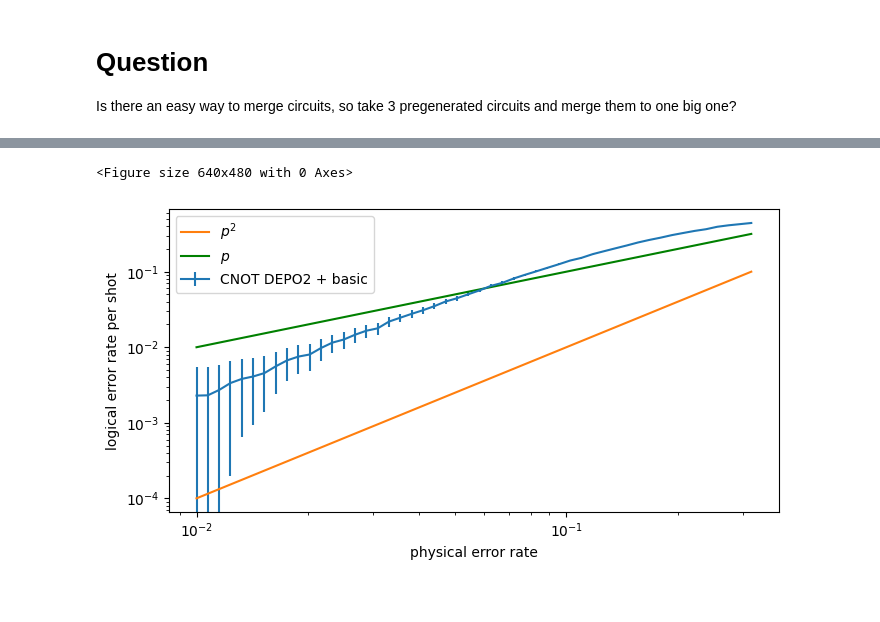
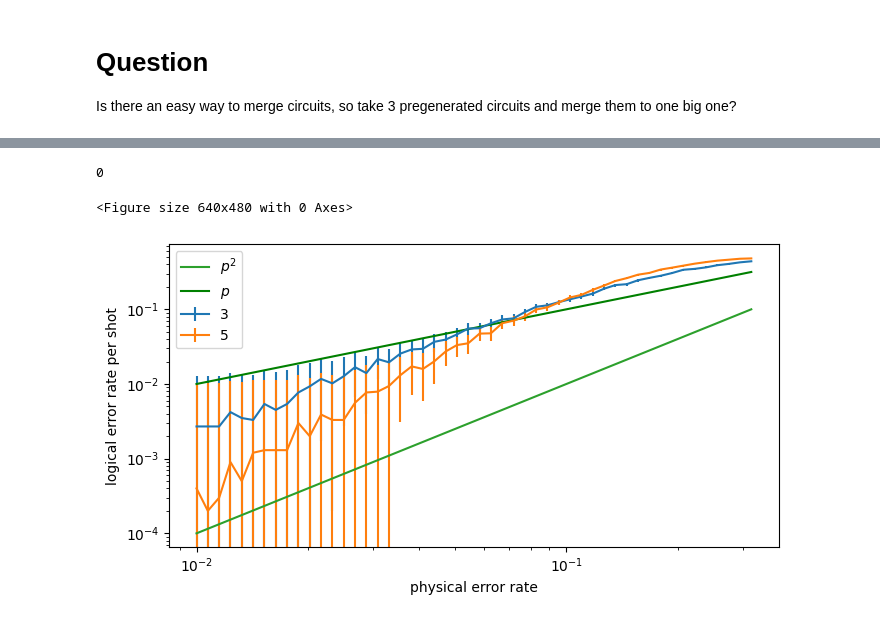
Before and after one commit to leonardlux/MasterArbeit, a Jupyter notebook: code/steane_type/stean_code.ipynb, the cells around one changed output, grey strips where cells are left out. Drawn from its saved outputs; the diff is of its cells as text; code cells hidden in the pictures.

Commit message:
reworked for arbitrary distance

```diff
--- a/code/steane_type/stean_code.ipynb
+++ b/code/steane_type/stean_code.ipynb
@@ -7,6 +7,9 @@ import numpy as np
 import matplotlib.pyplot as plt
 import pymatching
 import stim
+
+circ_path = "circuits/"
+plot_path = "plots/"
 # %% [markdown]
 # Plan to generalize for higher distance codes
 
@@ -406,6 +452,8 @@ def plot_factory_set(
         factory_set,
         num_shots = 10_000,
         noise_set = np.logspace(-2,-0.1),
+        filename = "",
+        reference_lines=False,
     ):
     cm = 1/2.54  # centimeters in inches
     plt.figure()
@@ -423,10 +471,13 @@ def plot_factory_set(
             label=cur_circ_factory(0,name=True),
             )
     plt.loglog()
-    plt.plot(noise_set,noise_set**2,label="$p^2$")
-    plt.plot(noise_set,noise_set,label="$p$",c="green")
+    if reference_lines:
+        plt.plot(noise_set,noise_set**2,label="$p^2$")
+        plt.plot(noise_set,noise_set,label="$p$",c="green")
     plt.xlabel("physical error rate")
     plt.ylabel("logical error rate per shot")
     plt.legend()
+    if filename != "":
+        plt.savefig(plot_path + filename +".pdf")
     plt.show()
 # %%
@@ -456,13 +507,36 @@ def factory_steane_cnot_faults_and_basic(noise, name=False):
+# %%
+# Testing the Construct steane_cirucuit function
+test_circ = create_surface_steane_ciruit(
+    distance=3,
+    detectors=True,
+)
+
+if 0:
+    diagram = test_circ.diagram("timeline-svg")
+    with open(circ_path + 'test_circ.svg', 'w') as f:
+        f.write(str(diagram))
+
+    diagram = test_circ.diagram("timeslice-svg")
+    with open(circ_path + 'timeslice.svg', 'w') as f:
+        f.write(str(diagram))
+
+count_logical_errors(test_circ,10)
+# %% [output]
+0
 # %%
 factory_set = [
-    factory_steane_cnot_faults_and_basic
+    # rec_factory(x) for x in [3,5,7,9,11,13]
+    rec_factory(3),
+    rec_factory(5),
 ]
 
 plot_factory_set(
     factory_set,
-    num_shots=100_000,
-    noise_set=np.logspace(-2,-0.5)
+    num_shots=10_000,
+    noise_set=np.logspace(-2,-0.5),
+    filename="first_test_general_code",
+    reference_lines=True,
 )
 # %% [output]
 <Figure size 640x480 with 0 Axes>
-[figure, old version]
+[figure, new version]
```
Also changed, not shown: parts of 13 cells of this notebook.
